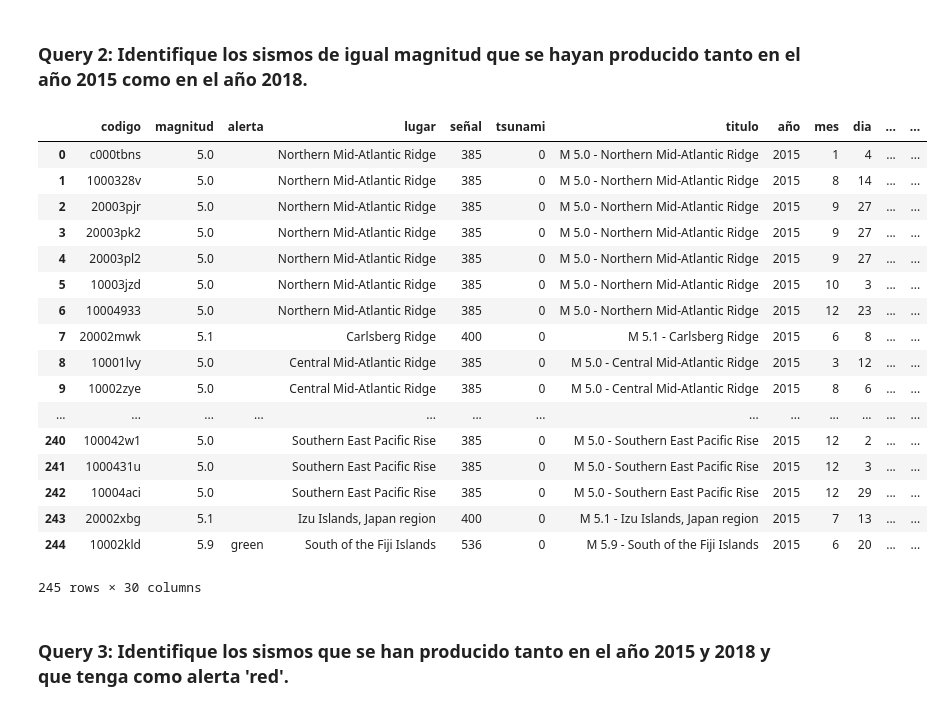
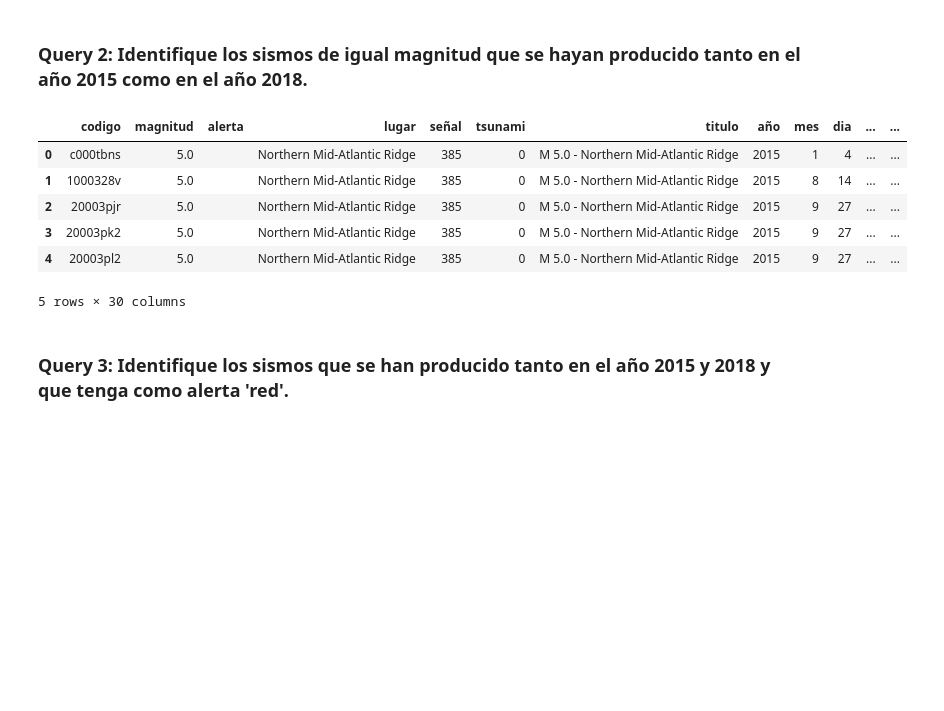
Before and after one commit to cpeschke/Proyectos, a Jupyter notebook: Proyecto 08/Proyecto Extracción_de_Datos_y_Sentencias_SQL_vía_Python.ipynb, the cells around one changed output. Cells and saved outputs as stored; diff of their text form; code cells hidden in the pictures; blank space fills up the shorter version.

```diff
--- a/Proyecto 08/Proyecto Extracción_de_Datos_y_Sentencias_SQL_vía_Python.ipynb
+++ b/Proyecto 08/Proyecto Extracción_de_Datos_y_Sentencias_SQL_vía_Python.ipynb
@@ -413,26 +401,15 @@ WHERE earthquakes_mag6_2015.magnitud = earthquakes_mag6_2018.magnitud''')
 
 cur.close()
 # %%
-query_2
+query_2.head()
 # %% [output]
 |  | codigo | magnitud | alerta | lugar | señal | tsunami | titulo | año | mes | dia | ... | ... |
 | 0 | c000tbns | 5.0 |  | Northern Mid-Atlantic Ridge | 385 | 0 | M 5.0 - Northern Mid-Atlantic Ridge | 2015 | 1 | 4 | ... | ... |
 | 1 | 1000328v | 5.0 |  | Northern Mid-Atlantic Ridge | 385 | 0 | M 5.0 - Northern Mid-Atlantic Ridge | 2015 | 8 | 14 | ... | ... |
 | 2 | 20003pjr | 5.0 |  | Northern Mid-Atlantic Ridge | 385 | 0 | M 5.0 - Northern Mid-Atlantic Ridge | 2015 | 9 | 27 | ... | ... |
 | 3 | 20003pk2 | 5.0 |  | Northern Mid-Atlantic Ridge | 385 | 0 | M 5.0 - Northern Mid-Atlantic Ridge | 2015 | 9 | 27 | ... | ... |
 | 4 | 20003pl2 | 5.0 |  | Northern Mid-Atlantic Ridge | 385 | 0 | M 5.0 - Northern Mid-Atlantic Ridge | 2015 | 9 | 27 | ... | ... |
-| 5 | 10003jzd | 5.0 |  | Northern Mid-Atlantic Ridge | 385 | 0 | M 5.0 - Northern Mid-Atlantic Ridge | 2015 | 10 | 3 | ... | ... |
-| 6 | 10004933 | 5.0 |  | Northern Mid-Atlantic Ridge | 385 | 0 | M 5.0 - Northern Mid-Atlantic Ridge | 2015 | 12 | 23 | ... | ... |
-| 7 | 20002mwk | 5.1 |  | Carlsberg Ridge | 400 | 0 | M 5.1 - Carlsberg Ridge | 2015 | 6 | 8 | ... | ... |
-| 8 | 10001lvy | 5.0 |  | Central Mid-Atlantic Ridge | 385 | 0 | M 5.0 - Central Mid-Atlantic Ridge | 2015 | 3 | 12 | ... | ... |
-| 9 | 10002zye | 5.0 |  | Central Mid-Atlantic Ridge | 385 | 0 | M 5.0 - Central Mid-Atlantic Ridge | 2015 | 8 | 6 | ... | ... |
-| ... | ... | ... | ... | ... | ... | ... | ... | ... | ... | ... | ... | ... |
-| 240 | 100042w1 | 5.0 |  | Southern East Pacific Rise | 385 | 0 | M 5.0 - Southern East Pacific Rise | 2015 | 12 | 2 | ... | ... |
-| 241 | 1000431u | 5.0 |  | Southern East Pacific Rise | 385 | 0 | M 5.0 - Southern East Pacific Rise | 2015 | 12 | 3 | ... | ... |
-| 242 | 10004aci | 5.0 |  | Southern East Pacific Rise | 385 | 0 | M 5.0 - Southern East Pacific Rise | 2015 | 12 | 29 | ... | ... |
-| 243 | 20002xbg | 5.1 |  | Izu Islands, Japan region | 400 | 0 | M 5.1 - Izu Islands, Japan region | 2015 | 7 | 13 | ... | ... |
-| 244 | 10002kld | 5.9 | green | South of the Fiji Islands | 536 | 0 | M 5.9 - South of the Fiji Islands | 2015 | 6 | 20 | ... | ... |
-245 rows × 30 columns
+5 rows × 30 columns
 # %% [markdown]
 ### Query 3: Identifique los sismos que se han producido tanto en el año 2015 y 2018 y que tenga como alerta 'red'.
 # %%
```
Also changed, not shown: parts of 8 cells of this notebook.
